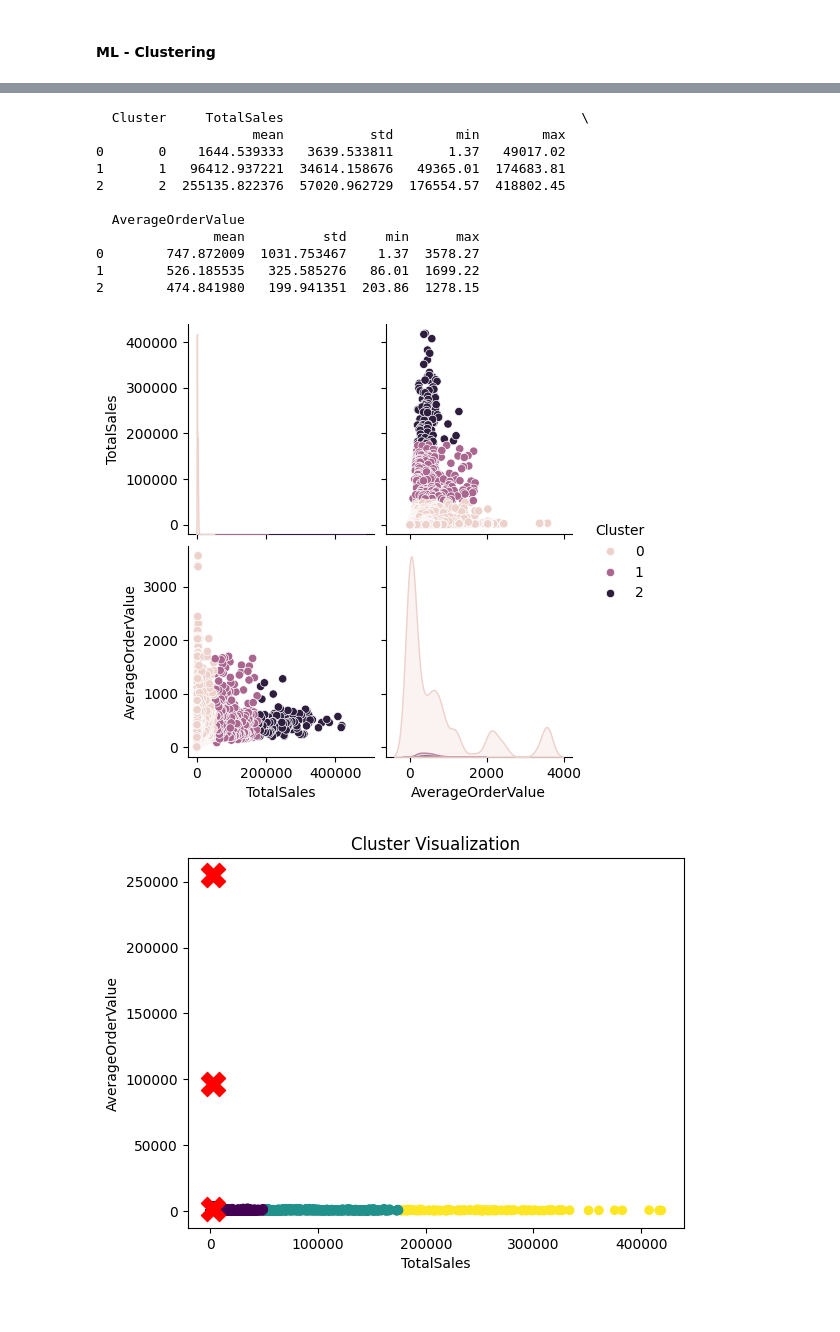
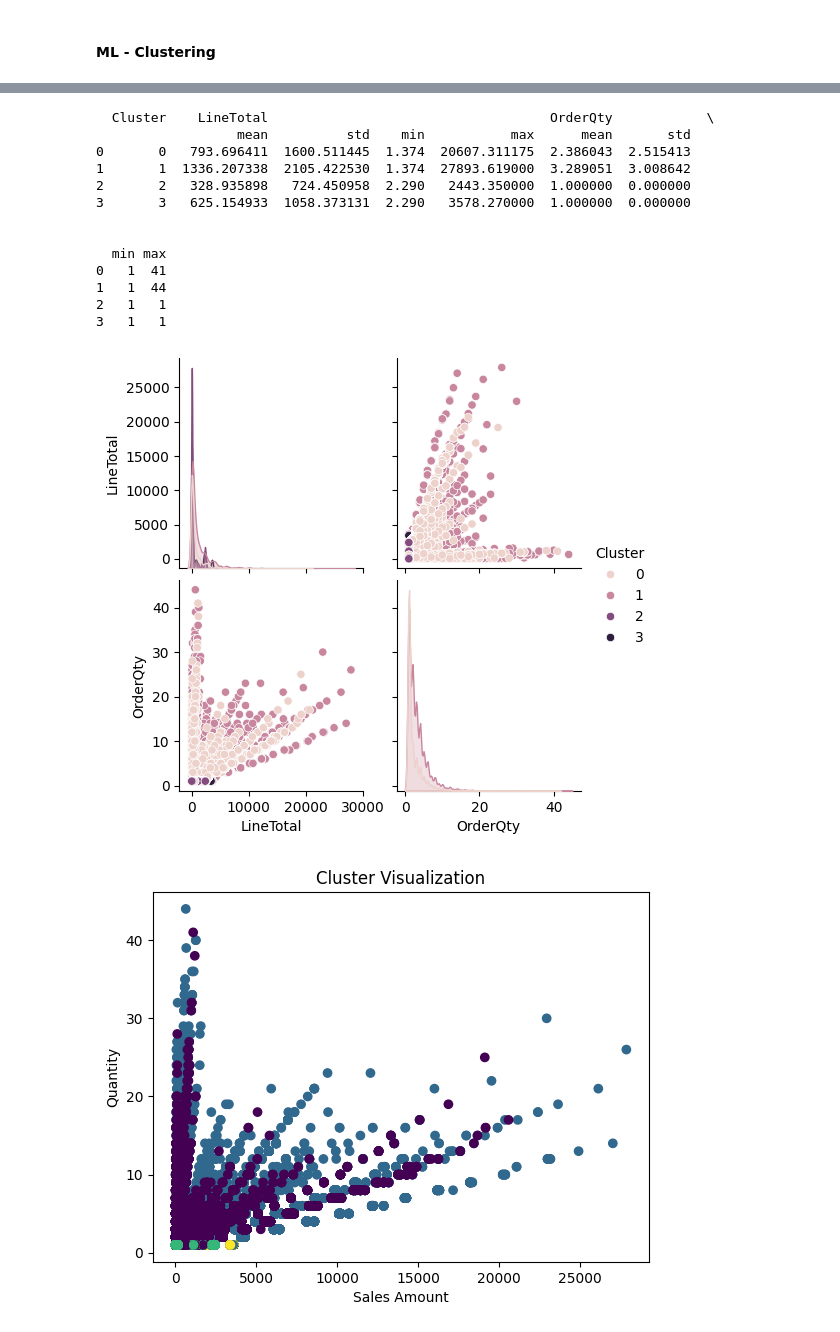
Before and after one commit to dsprincess/python-projects, a Jupyter notebook: Clustering_Customer_Segmentation_AW2022/taskupdated.ipynb, the cells around one changed output, grey strips where cells are left out. Saved outputs shown, nothing was run; the diff lists cells and outputs as text; code cells hidden in the pictures.

```diff
--- a/Clustering_Customer_Segmentation_AW2022/taskupdated.ipynb
+++ b/Clustering_Customer_Segmentation_AW2022/taskupdated.ipynb
@@ -237,7 +231,7 @@ df_combined = df_combined.drop(['CustomerName', 'EmailAddress', 'Phone', 'FullAd
 #### ML - Clustering
 # %%
 
-kmeans = KMeans(n_clusters=3)
+kmeans = KMeans(n_clusters=4)
 # %%
 from sklearn.preprocessing import OneHotEncoder
 
@@ -316,3 +270,3 @@ df_final.head()
 # %%
-kmeans.fit(df_combined)
+kmeans.fit(df_encoded)
 # %% [output]
@@ -319,0 +274,22 @@ ValueError: could not convert string to float: 'Bikes'
+# %%
+'''#4 clusters based on elbow method
+# Define the range of k values to test
+k_range = range(1, 11)  # You can adjust the range as needed
+
+# List to store the inertia values
+inertia = []
+
+# Compute KMeans for different k values
+for k in k_range:
+    kmeans = KMeans(n_clusters=k, random_state=0)
+    kmeans.fit(df_encoded)
+    inertia.append(kmeans.inertia_)
+
+# Plot the elbow graph
+plt.figure(figsize=(10, 6))
+plt.plot(k_range, inertia, marker='o')
+plt.xlabel('Number of Clusters (k)')
+plt.ylabel('Inertia')
+plt.title('Elbow Method for Optimal k')
+plt.grid(True)
+plt.show()'''
@@ -326,6 +318,6 @@ array([[  2013.17932365,   1644.5393331 ,    747.87200937],
 # %%
-df_result['Cluster'] = kmeans.labels_
-cluster_sizes = df_result['Cluster'].value_counts().sort_index()
+df_encoded['Cluster'] = kmeans.labels_
+cluster_sizes = df_encoded['Cluster'].value_counts().sort_index()
 print(cluster_sizes)
 # %% [output]
 Cluster
@@ -335,39 +328,41 @@ Cluster
 Name: count, dtype: int64
 # %%
-cluster_summary = df_result.groupby('Cluster').agg({
-    'TotalSales': ['mean', 'std', 'min', 'max'],
-    'AverageOrderValue': ['mean', 'std', 'min', 'max']
+cluster_summary = df_encoded.groupby('Cluster').agg({
+    'LineTotal': ['mean', 'std', 'min', 'max'],
+    'OrderQty': ['mean', 'std', 'min', 'max']
 }).reset_index()
 
 print(cluster_summary)
 # %% [output]
-  Cluster     TotalSales                                      \
-                    mean           std        min        max
-0       0    1644.539333   3639.533811       1.37   49017.02
-1       1   96412.937221  34614.158676   49365.01  174683.81
-2       2  255135.822376  57020.962729  176554.57  418802.45
+  Cluster    LineTotal                                    OrderQty            \
+                  mean          std    min           max      mean       std
+0       0   793.696411  1600.511445  1.374  20607.311175  2.386043  2.515413
+1       1  1336.207338  2105.422530  1.374  27893.619000  3.289051  3.008642
+2       2   328.935898   724.450958  2.290   2443.350000  1.000000  0.000000
+3       3   625.154933  1058.373131  2.290   3578.270000  1.000000  0.000000
 
-  AverageOrderValue
-               mean          std     min      max
-0        747.872009  1031.753467    1.37  3578.27
-1        526.185535   325.585276   86.01  1699.22
-2        474.841980   199.941351  203.86  1278.15
+
+  min max
+0   1  41
+1   1  44
+2   1   1
+3   1   1
 # %%
 
 # Plotting pairplot with clusters
-sns.pairplot(df_result, hue='Cluster', vars=['TotalSales', 'AverageOrderValue'])
+sns.pairplot(df_encoded, hue='Cluster', vars=['LineTotal', 'OrderQty'])
 plt.show()
 # %% [output]
-[figure, old version]
+[figure, new version]
 # %%
 # Plot cluster centers
 centers = kmeans.cluster_centers_
 
-plt.scatter(df_result['TotalSales'], df_result['AverageOrderValue'], c=df_result['Cluster'], cmap='viridis')
-plt.scatter(centers[:, 0], centers[:, 1], s=300, c='red', marker='X') # cluster centers
-plt.xlabel('TotalSales')
-plt.ylabel('AverageOrderValue')
+plt.scatter(df_encoded['LineTotal'], df_encoded['OrderQty'], c=df_encoded['Cluster'], cmap='viridis')
+#plt.scatter(centers[:, 0], centers[:, 1], s=300, c='red', marker='X') # cluster centers
+plt.xlabel('Sales Amount')
+plt.ylabel('Quantity')
 plt.title('Cluster Visualization')
 plt.show()
 # %% [output]
-[figure, old version]
+[figure, new version]
```
Also changed, not shown: parts of 17 cells of this notebook.
